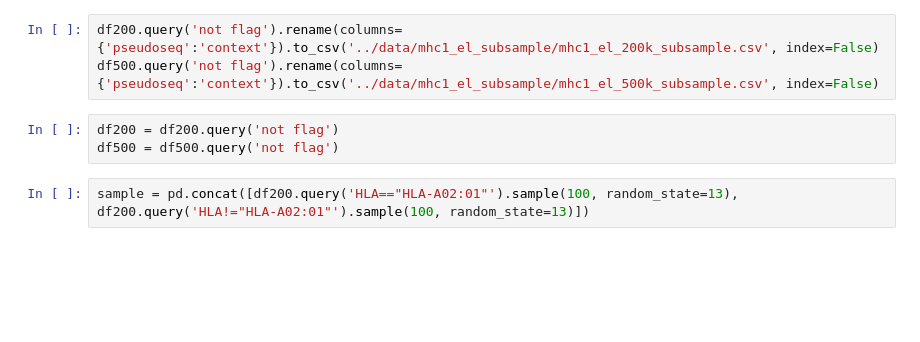
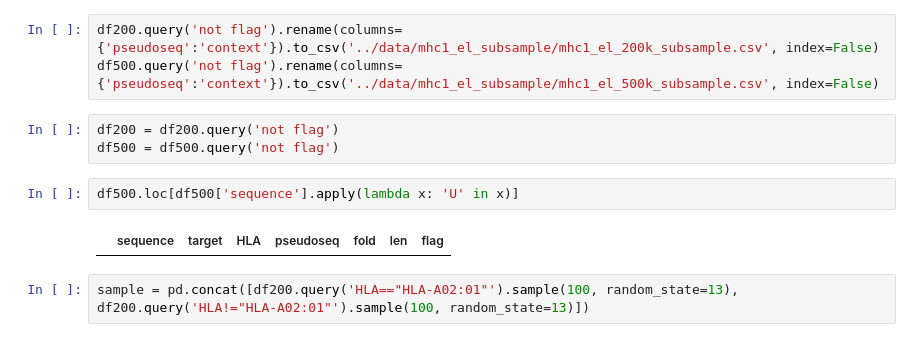
Before and after one commit to richieYT-wan/PyNNalign, a Jupyter notebook: notebooks/240305_pseudoseq_onthefly.ipynb, the cells around one changed output. Cells and saved outputs as stored; diff of their text form; blank space fills up the shorter version.

```diff
--- a/notebooks/240305_pseudoseq_onthefly.ipynb
+++ b/notebooks/240305_pseudoseq_onthefly.ipynb
@@ -61,6 +61,10 @@ df500.query('not flag').rename(columns={'pseudoseq':'context'}).to_csv('../data/
 # %%
 df200 = df200.query('not flag')
 df500 = df500.query('not flag')
+# %%
+df500.loc[df500['sequence'].apply(lambda x: 'U' in x)]
+# %% [output]
+|  | sequence | target | HLA | pseudoseq | fold | len | flag |
 # %%
 sample = pd.concat([df200.query('HLA=="HLA-A02:01"').sample(100, random_state=13), df200.query('HLA!="HLA-A02:01"').sample(100, random_state=13)])
 # %% [markdown]
```
Also changed, not shown: parts of 19 cells of this notebook, 3 other files.
